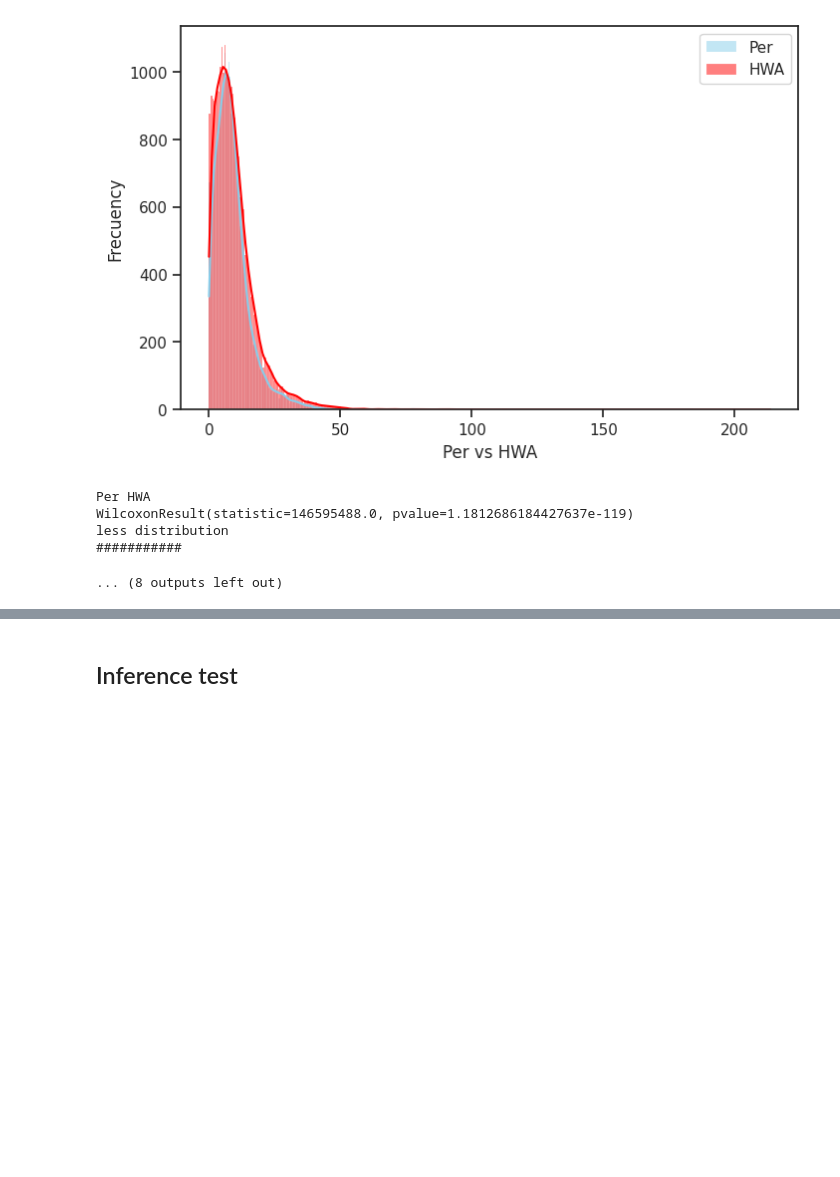
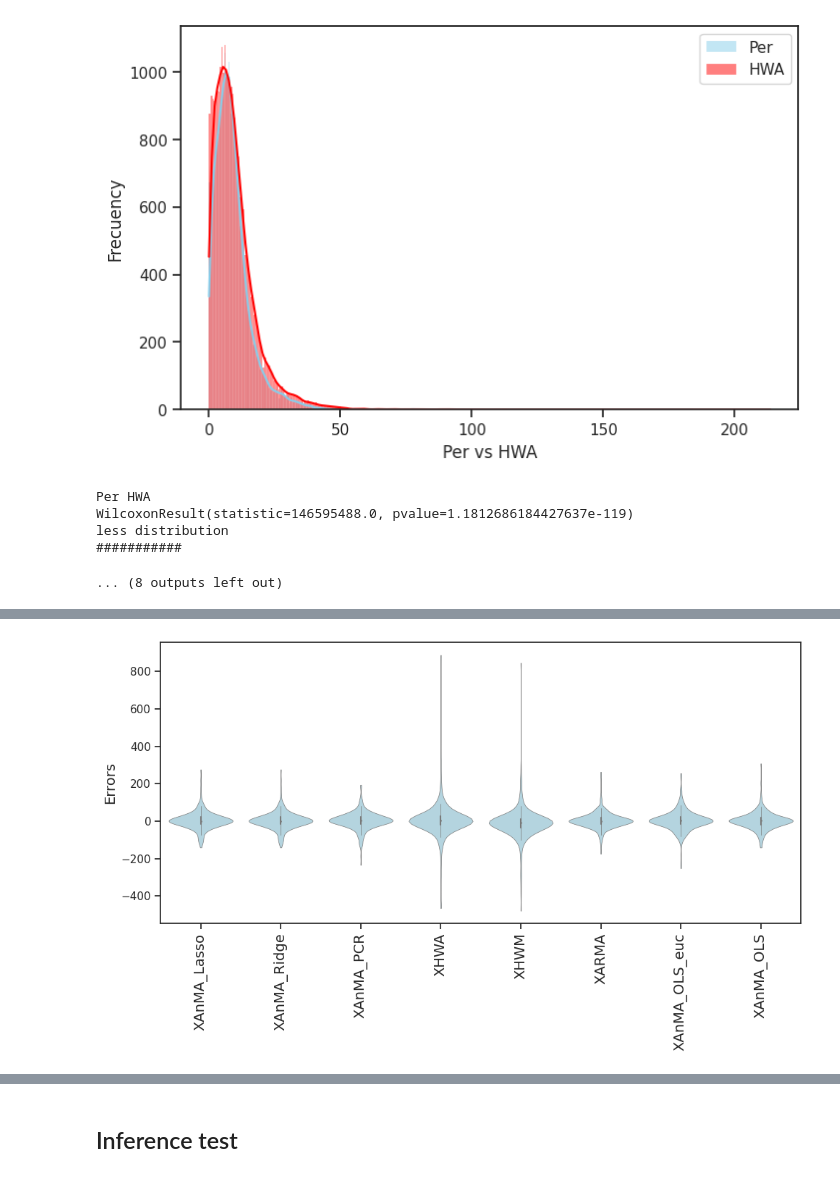
Before and after one commit to urieliram/analog, a Jupyter notebook: test2.ipynb, the cells around one changed output, grey strips where cells are left out. Saved outputs shown, nothing was run; the diff lists cells and outputs as text; code cells hidden in the pictures; blank space fills up the shorter version.

```diff
--- a/test2.ipynb
+++ b/test2.ipynb
@@ -868,30 +861,33 @@ df_errors_x_melt.loc
 # %%
 # [ ] Gráfica a partir de muestreo de datos
 # [ ] Línea de tiempos
 # [ ] Ordenar por menor MAE
 plt.figure(figsize=(10, 6))
 data=df_errors_x_melt.loc[  (df_errors_x_melt['models']=='XAnMA_PCR'    )  |
                             (df_errors_x_melt['models']=='XAnMA_Lasso'  )  |
                             (df_errors_x_melt['models']=='XAnMA_Ridge'  )  |
                             (df_errors_x_melt['models']=='XAnMA_OLS'    )  |
                             (df_errors_x_melt['models']=='XAnMA_OLS_euc')  |
                             (df_errors_x_melt['models']=='XHWA'         )  |
-                            (df_errors_x_melt['models']=='XHWM'         )  ]
+                            (df_errors_x_melt['models']=='XHWM'         )  |
+                            (df_errors_x_melt['models']=='XARMA'       )  ]
 
 data.sort_values(by=['vals'], ascending=False)
 sns.violinplot(x="models", y="vals", data=data, cut=0, scale = 'width', linewidth = 0.5, color = 'lightblue')
 plt.xticks(rotation = 90, fontsize = 14)
 plt.ylabel('Errors', fontsize = 14)
 plt.xlabel('')
 patch = mpatches.Patch(color='lightblue', label='Errors (left)')
 #plt.axvline(1, color = 'k', linestyle = '--', linewidth = 1)
 # Simple arrow
 #plt.annotate('Selected \n method', xy=(1.02, 40000000), fontsize=12, horizontalalignment='center', rotation = 90)
 #plt.legend(handles=[patch], bbox_to_anchor = (0.39, 1.14), fontsize = 12)
 plt.tight_layout()
 namefile = dir+'fig:violinsX.pdf'
 plt.savefig(namefile, transparent=True)
 plt.show()
+# %% [output]
+[figure, added]
 # %%
 df_errors_not_x_samp = df_errors_not_x.sample(frac=0.01)
 # https://stackoverflow.com/a/46134162
```
Also changed, not shown: parts of 27 cells of this notebook, 5 other files.
